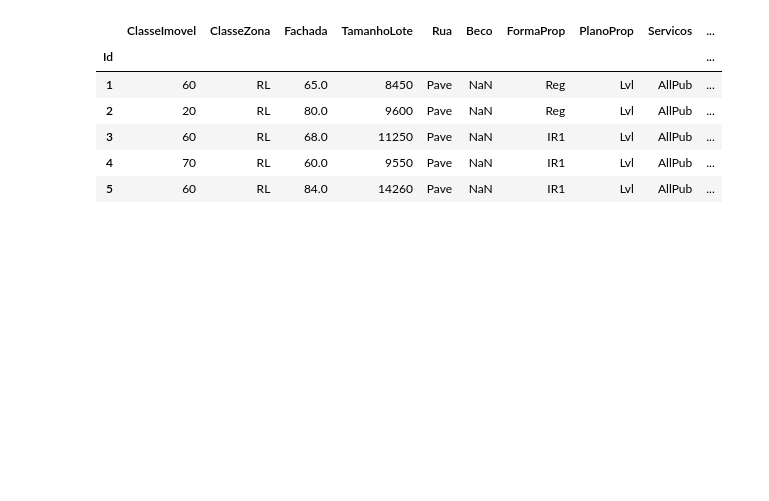
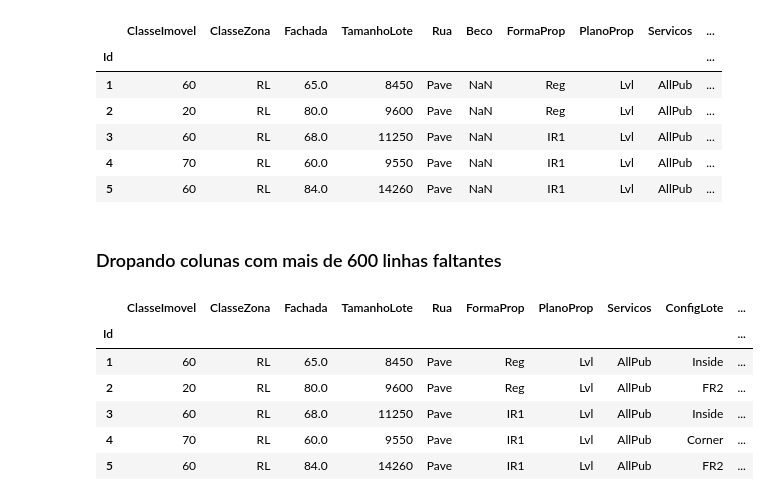
Before and after one commit to pedrobeaumord/tera-regression-challenge, a Jupyter notebook: notebooks/2_preprocessamento.ipynb, the cells around one changed output. Saved outputs shown, nothing was run; the diff lists cells and outputs as text; code cells hidden in the pictures; blank space fills up the shorter version.

```diff
--- a/notebooks/2_preprocessamento.ipynb
+++ b/notebooks/2_preprocessamento.ipynb
@@ -18,3 +21,5 @@ df.head()
 | 3 | 60 | RL | 68.0 | 11250 | Pave | NaN | IR1 | Lvl | AllPub | ... |
 | 4 | 70 | RL | 60.0 | 9550 | Pave | NaN | IR1 | Lvl | AllPub | ... |
 | 5 | 60 | RL | 84.0 | 14260 | Pave | NaN | IR1 | Lvl | AllPub | ... |
+# %% [markdown]
+### Dropando colunas com mais de 600 linhas faltantes
@@ -20,0 +34,10 @@ df.head()
+# %%
+df.head()
+# %% [output]
+|  | ClasseImovel | ClasseZona | Fachada | TamanhoLote | Rua | FormaProp | PlanoProp | Servicos | ConfigLote | ... |
+| Id |  |  |  |  |  |  |  |  |  | ... |
+| 1 | 60 | RL | 65.0 | 8450 | Pave | Reg | Lvl | AllPub | Inside | ... |
+| 2 | 20 | RL | 80.0 | 9600 | Pave | Reg | Lvl | AllPub | FR2 | ... |
+| 3 | 60 | RL | 68.0 | 11250 | Pave | IR1 | Lvl | AllPub | Inside | ... |
+| 4 | 70 | RL | 60.0 | 9550 | Pave | IR1 | Lvl | AllPub | Corner | ... |
+| 5 | 60 | RL | 84.0 | 14260 | Pave | IR1 | Lvl | AllPub | FR2 | ... |
```
Also changed, not shown: parts of 12 cells of this notebook, 2 other files.
